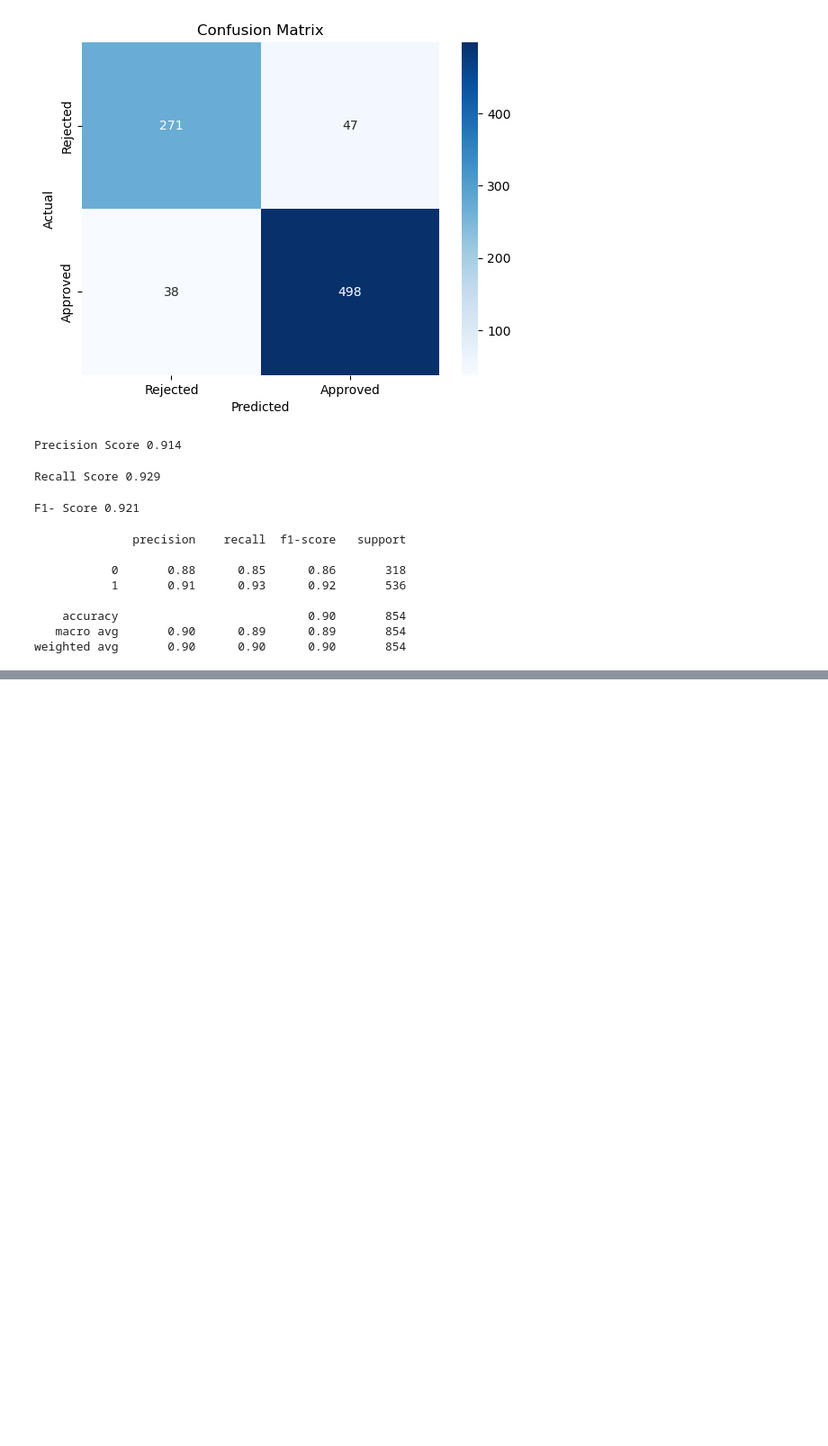
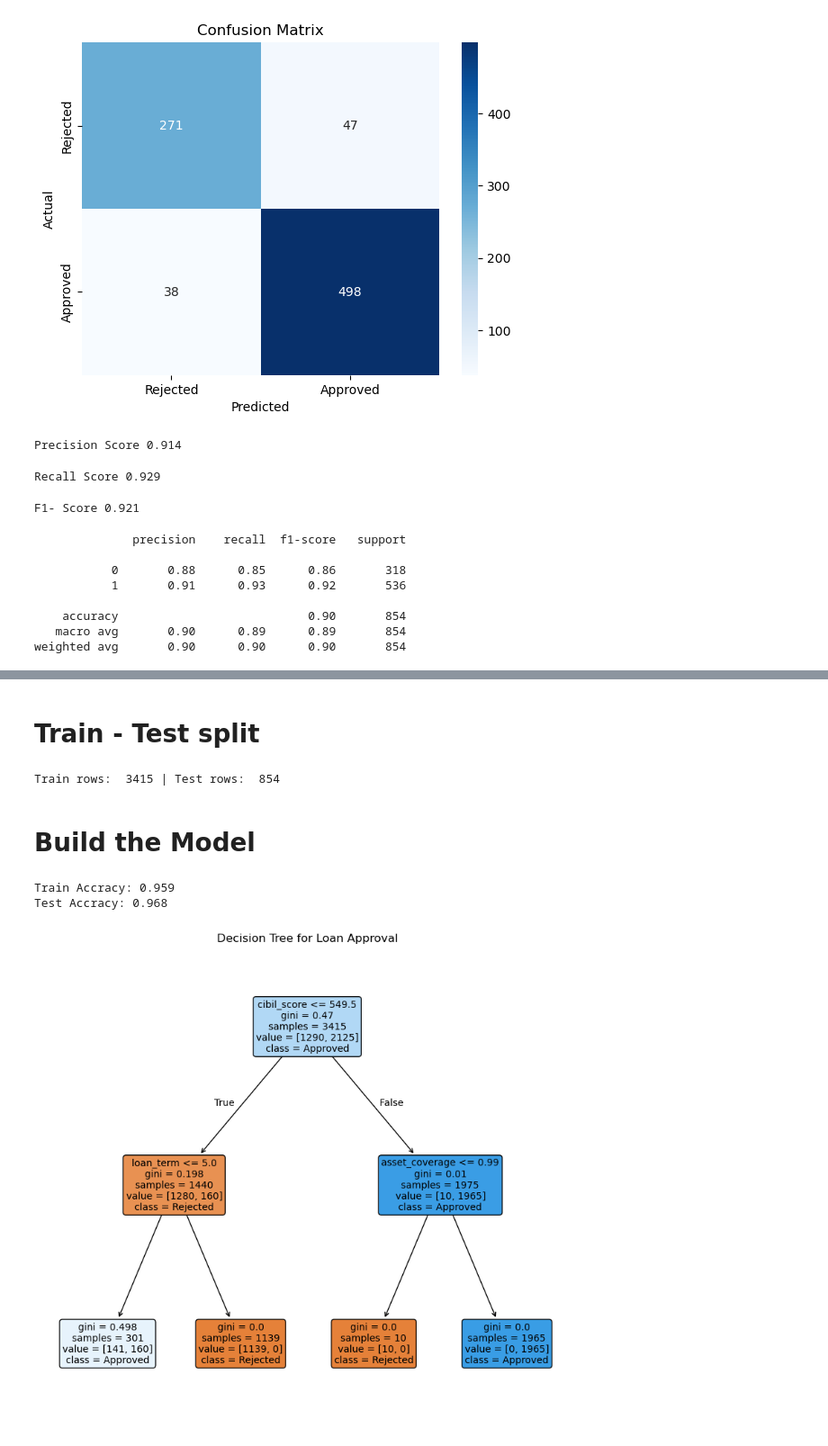
Before and after one commit to Snehil-Raut/Microsoft_AI_Engineering, a Jupyter notebook: Machine_Learning/Logistic_Regression_Decision_tree/loan_approval.ipynb, the cells around one changed output, grey strips where cells are left out. Shown at 90% size. Drawn from its saved outputs; the diff is of its cells as text; code cells hidden in the pictures; blank space fills up the shorter version.

Commit message:
Decision-tree

```diff
--- a/Machine_Learning/Logistic_Regression/loan_approval.ipynb
+++ b/Machine_Learning/Logistic_Regression_Decision_tree/loan_approval.ipynb
@@ -501,0 +566,12 @@ weighted avg       0.90      0.90      0.90       854
+# %%
+# Directly dropping the columns with high multicollinearity (VIF > 5)
+# dropping - income_annum & loan_amount as "lti_ratio" covers it
+# can drop total_assets, as ratio is covers in asset_coverage column
+
+df_new.drop(columns=['income_annum', 'loan_amount', 'total_assets'], inplace=True)
+# %%
+# Convert Object columns which has 2 values to 1 and 0
+
+df_new['loan_status'] = df_new['loan_status'].map({'Approved':1, 'Rejected':0})
+df_new['education'] = df_new['education'].map({'Graduate': 1, 'Not Graduate': 0})
+df_new['self_employed'] = df_new['self_employed'].map({'Yes':1, 'No': 0})
@@ -501,0 +590,37 @@ weighted avg       0.90      0.90      0.90       854
+# %% [markdown]
+# Train - Test split
+# %%
+from sklearn.model_selection import train_test_split
+from sklearn.tree import DecisionTreeClassifier
+
+X = df_new.drop(['loan_status'], axis=1)
+y = df_new['loan_status']
+
+# Divide the data into train and test
+X_train, X_test, y_train, y_test = train_test_split(X, y, test_size=0.2, stratify=y, random_state=42) # stratify=y keeps the class balance same in train and test
+
+print("Train rows: ", X_train.shape[0], "| Test rows: ", X_test.shape[0])
+# %% [output]
+Train rows:  3415 | Test rows:  854
+# %% [markdown]
+# Build the Model
+# %%
+model = DecisionTreeClassifier(max_depth=2, criterion='gini', random_state=42) # by-default the model uses gini
+model.fit(X_train, y_train)
+
+print("Train Accracy:", round(model.score(X_train, y_train), 3))  # Accuracy on train data
+print("Test Accracy:", round(model.score(X_test, y_test), 3))     # Accuracy on test data
+# %% [output]
+Train Accracy: 0.959
+Test Accracy: 0.968
+# %%
+from sklearn.tree import plot_tree
+import matplotlib.pyplot as plt
+
+plt.figure(figsize=(10, 9))
+plot_tree(model, feature_names=list(X.columns), class_names=['Rejected', 'Approved'],    # Class_name follow order[0,1,2,..].. as in Loan-status Rejected=0, Approved=1
+          filled=True, rounded=True, fontsize=10)
+plt.title('Decision Tree for Loan Approval')
+plt.show()
+# %% [output]
+[figure, added]
```
Also changed, not shown: parts of 16 cells of this notebook.
